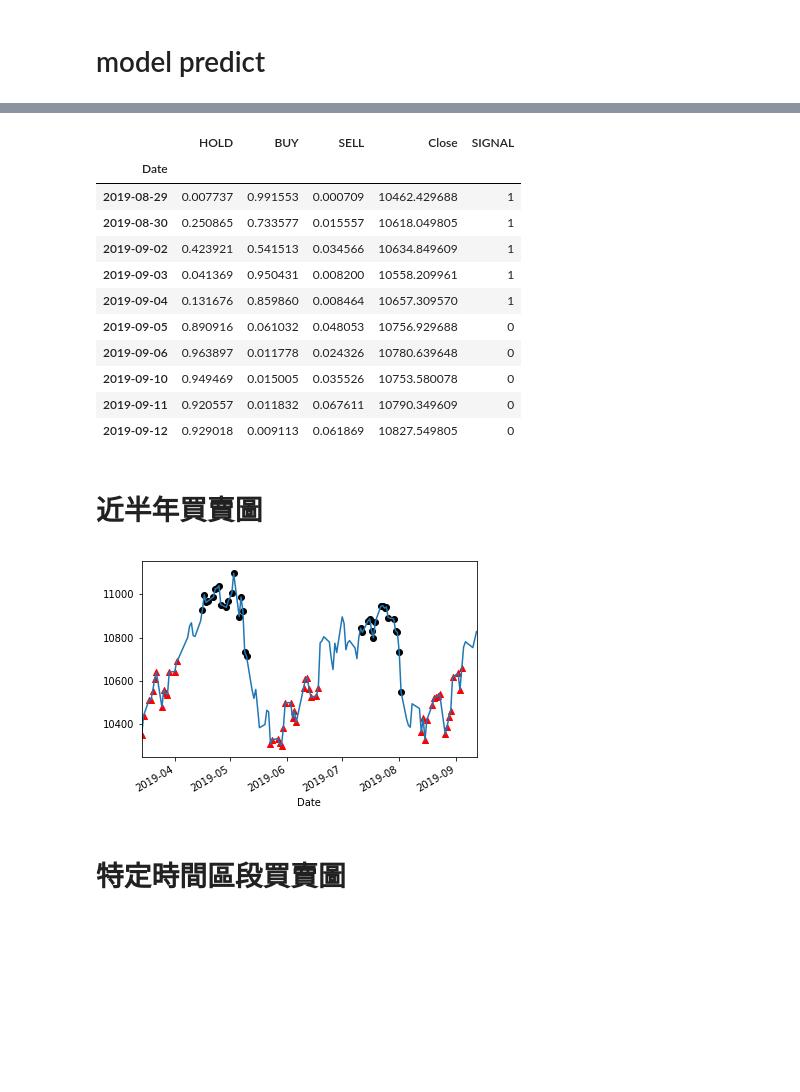
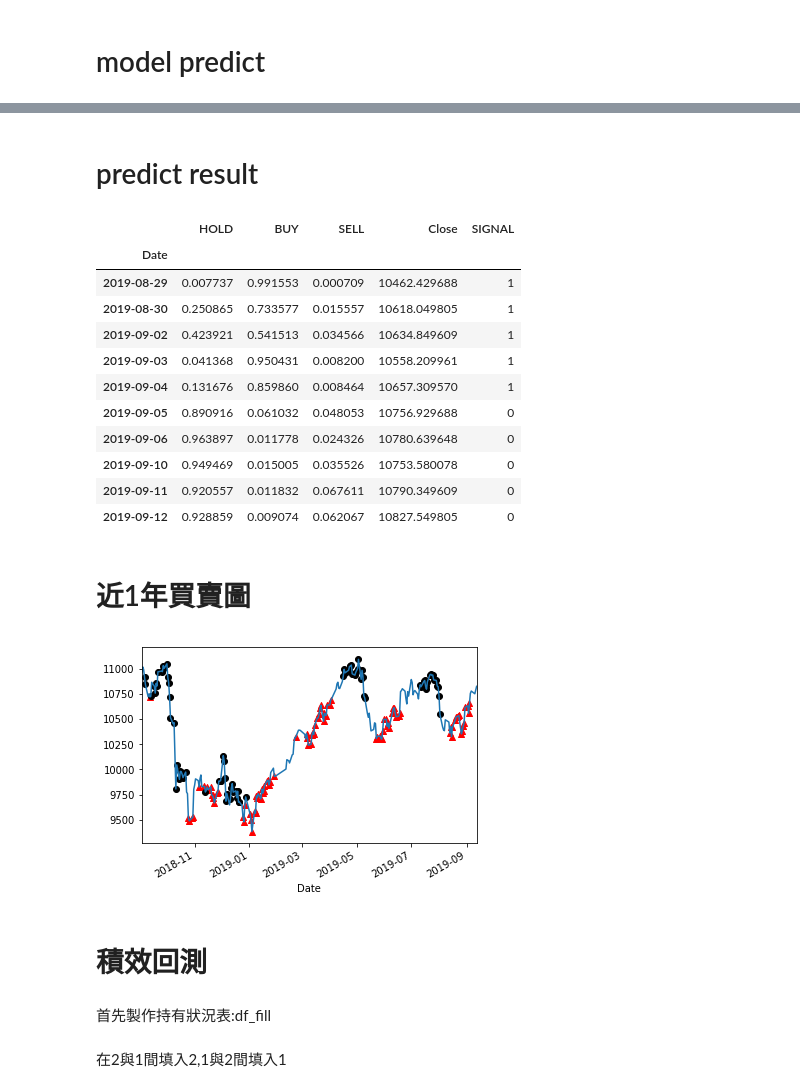
Before and after one commit to skywalker0803r/Ricky, a Jupyter notebook: CNN_stock_backtesting.ipynb, the cells around one changed output, grey strips where cells are left out. Cells and saved outputs as stored; diff of their text form; code cells hidden in the pictures; blank space fills up the shorter version.

```diff
--- a/CNN_stock_backtesting.ipynb
+++ b/CNN_stock_backtesting.ipynb
@@ -13,7 +17,7 @@ from keras.layers import Input, Dense
 import matplotlib.pyplot as plt
 from keras.models import load_model
 
-model = load_model('/content/drive/My Drive/CNN_stock_model/Rikcy_net.h5')
+model = load_model(model_path)
 
 class Agent:
   #初始化神經網路大腦
@@ -53,8 +57,7 @@ Ricky = Agent(model)
 import pandas as pd
 import seaborn as sns
 import pandas_datareader.data as web
-SID = '^TWII'
-df = web.DataReader(SID,'yahoo',start="1980-01-01")#,end="2019-09-10")
+df = web.DataReader(SID,'yahoo',start="2000-01-01")#,end="2019-09-10")
 df = df.iloc[:,:5]
 # %%
 from finta import TA
@@ -130,7 +133,7 @@ df.tail()
 from sklearn.preprocessing import MinMaxScaler
 import joblib
 
-min_max_scaler = joblib.load('/content/drive/My Drive/CNN_stock_model/MinMax_scaler_v12.pkl')
+min_max_scaler = joblib.load(scaler_path)
 
 df_minmax = min_max_scaler.transform(df)#縮放到0-1之間
 df_minmax = pd.DataFrame(df_minmax,
@@ -232,10 +235,12 @@ array([[0.00773746, 0.9915531 , 0.00070946],
+# %% [markdown]
+# predict result
 # %%
 df = df.iloc[-len(predict):]
 df['HOLD'] = predict[:,0]
 df['BUY'] = predict[:,1]
 df['SELL'] = predict[:,2]
 df = df.iloc[:,-3:]
-df = df.join(web.DataReader(SID,'yahoo',start="1980-01-01")['Close'])
+df = df.join(web.DataReader(SID,'yahoo',start="2000-01-01")['Close'])
 df['SIGNAL'] = SIGNAL
 df.tail(10)
 # %% [output]
@@ -244,24 +249,28 @@ df.tail(10)
 | 2019-08-29 | 0.007737 | 0.991553 | 0.000709 | 10462.429688 | 1 |
 | 2019-08-30 | 0.250865 | 0.733577 | 0.015557 | 10618.049805 | 1 |
 | 2019-09-02 | 0.423921 | 0.541513 | 0.034566 | 10634.849609 | 1 |
-| 2019-09-03 | 0.041369 | 0.950431 | 0.008200 | 10558.209961 | 1 |
+| 2019-09-03 | 0.041368 | 0.950431 | 0.008200 | 10558.209961 | 1 |
 | 2019-09-04 | 0.131676 | 0.859860 | 0.008464 | 10657.309570 | 1 |
 | 2019-09-05 | 0.890916 | 0.061032 | 0.048053 | 10756.929688 | 0 |
 | 2019-09-06 | 0.963897 | 0.011778 | 0.024326 | 10780.639648 | 0 |
 | 2019-09-10 | 0.949469 | 0.015005 | 0.035526 | 10753.580078 | 0 |
 | 2019-09-11 | 0.920557 | 0.011832 | 0.067611 | 10790.349609 | 0 |
-| 2019-09-12 | 0.929018 | 0.009113 | 0.061869 | 10827.549805 | 0 |
+| 2019-09-12 | 0.928859 | 0.009074 | 0.062067 | 10827.549805 | 0 |
 # %% [markdown]
-# 近半年買賣圖
+# 近1年買賣圖
 # %%
-t = df[-125:].copy()
+t = df[-250:].copy()
 buy = t[t['SIGNAL']==1]['Close']
 sell = t[t['SIGNAL']==2]['Close']
 t['Close'].plot()
 plt.scatter(list(buy.index),list(buy.values),color='red',marker='^')
 plt.scatter(list(sell.index),list(sell.values),color='black')
 plt.show()
 # %% [output]
-[figure, old version]
+[figure, new version]
 # %% [markdown]
-# 特定時間區段買賣圖
+# 積效回測
+# %% [markdown]
+首先製作持有狀況表:df_fill
+# %% [markdown]
+在2與1間填入2,1與2間填入1
```
Also changed, not shown: parts of 13 cells of this notebook.
